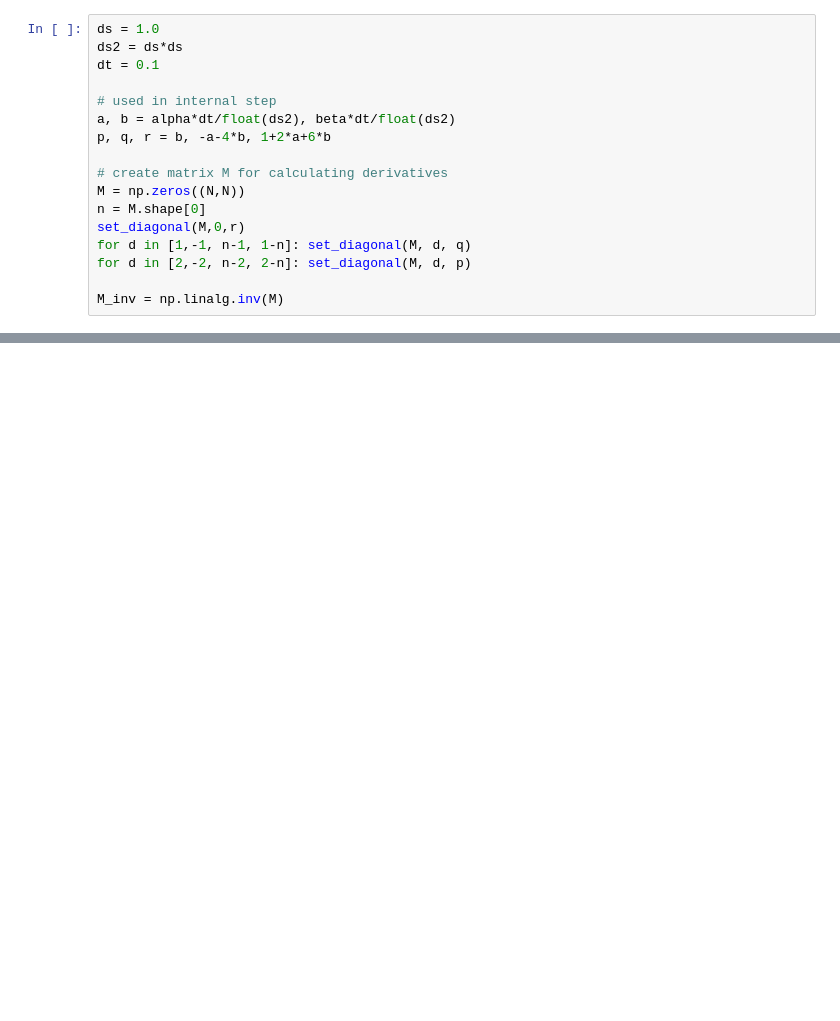
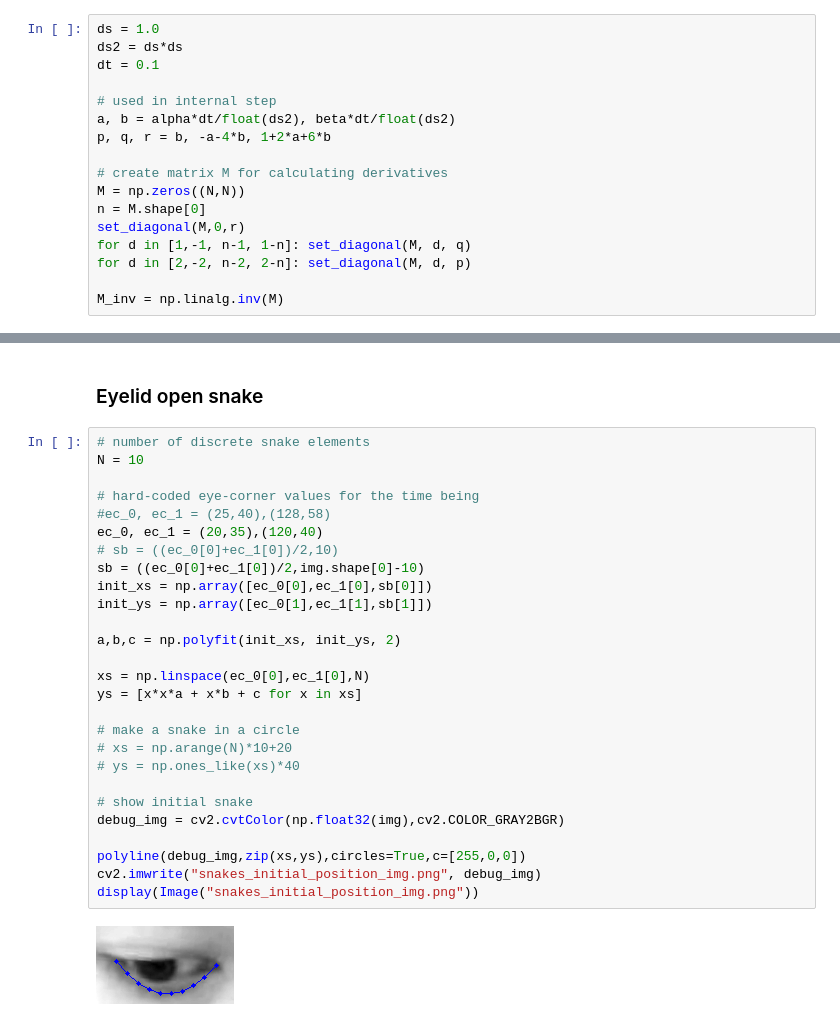
Before and after one commit to errollw/CLM-gaze-tracker-OLD, a Jupyter notebook: snakes.ipynb, the cells around one changed output, grey strips where cells are left out. Cells and saved outputs as stored; diff of their text form; blank space fills up the shorter version.

Commit message:
Polynomial fitting for snakes.

```diff
--- a/snakes.ipynb
+++ b/snakes.ipynb
@@ -190,0 +192,31 @@ display(Image("snakes_step.png"))
+# %% [markdown]
+### Eyelid open snake
+# %%
+# number of discrete snake elements
+N = 10
+
+# hard-coded eye-corner values for the time being
+#ec_0, ec_1 = (25,40),(128,58)
+ec_0, ec_1 = (20,35),(120,40)
+# sb = ((ec_0[0]+ec_1[0])/2,10)
+sb = ((ec_0[0]+ec_1[0])/2,img.shape[0]-10)
+init_xs = np.array([ec_0[0],ec_1[0],sb[0]])
+init_ys = np.array([ec_0[1],ec_1[1],sb[1]])
+
+a,b,c = np.polyfit(init_xs, init_ys, 2)
+
+xs = np.linspace(ec_0[0],ec_1[0],N)
+ys = [x*x*a + x*b + c for x in xs]
+
+# make a snake in a circle
+# xs = np.arange(N)*10+20
+# ys = np.ones_like(xs)*40
+
+# show initial snake
+debug_img = cv2.cvtColor(np.float32(img),cv2.COLOR_GRAY2BGR)
+
+polyline(debug_img,zip(xs,ys),circles=True,c=[255,0,0])
+cv2.imwrite("snakes_initial_position_img.png", debug_img)
+display(Image("snakes_initial_position_img.png"))
+# %% [output]
+[figure, added]
```
Also changed, not shown: parts of 12 cells of this notebook, 11 other files.
